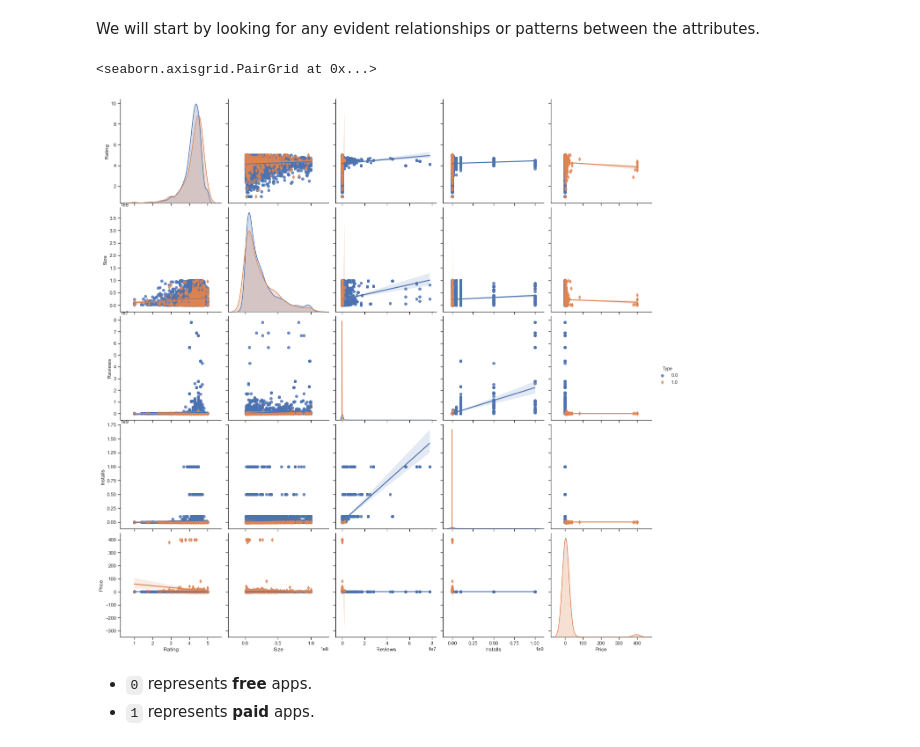
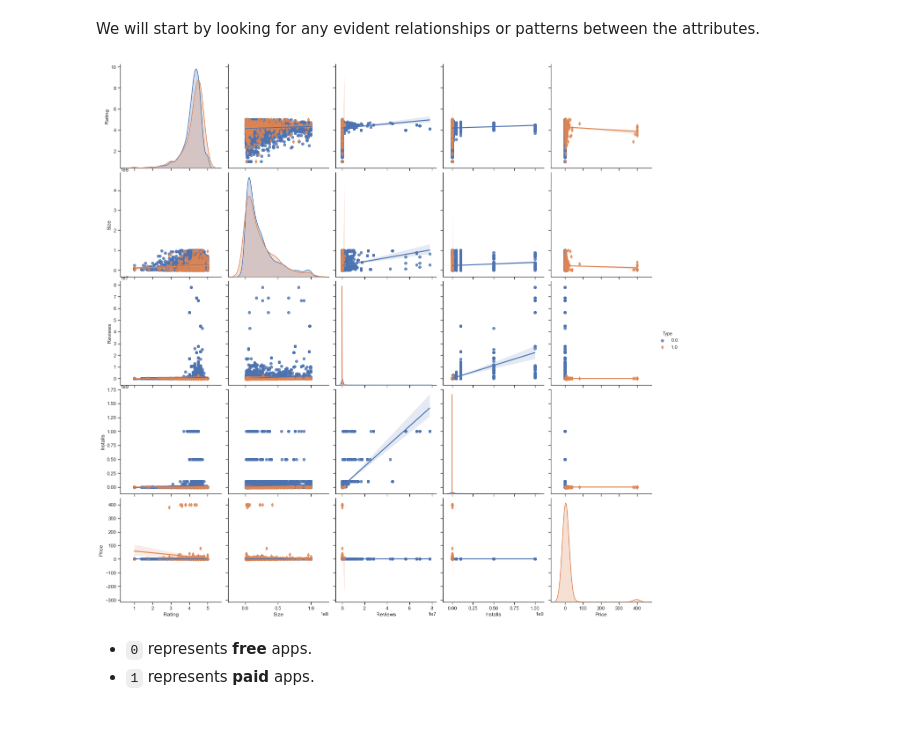
Before and after one commit to amrgaber249/Predicting-Google-Play-Store-Apps-Ratings, a Jupyter notebook: predicting_google_play_apps_ratings.ipynb, the cells around one changed output. Saved outputs shown, nothing was run; the diff lists cells and outputs as text; code cells hidden in the pictures.

```diff
--- a/predicting_google_play_apps_ratings.ipynb
+++ b/predicting_google_play_apps_ratings.ipynb
@@ -423,11 +423,11 @@ We will start by looking for any evident relationships or patterns between the a
 # %%
 import seaborn as sb
 sb.set(style="ticks")
 attributes = ["Rating", "Size", "Reviews", "Installs", "Price"]
-sb.pairplot(gplay, vars=attributes, height=3.5, hue="Type", markers=["o", "d"], kind="reg")
+figure = sb.pairplot(gplay, vars=attributes, height=3.5, hue="Type", markers=["o", "d"], kind="reg")
+figure.savefig("relationships.png")
 # %% [output]
-<seaborn.axisgrid.PairGrid at 0x...>
-[figure, old version]
+[figure, new version]
 # %% [markdown]
 - `0` represents **free** apps.
 - `1` represents **paid** apps.
```
Also changed, not shown: parts of 41 cells of this notebook, 1 other file.
